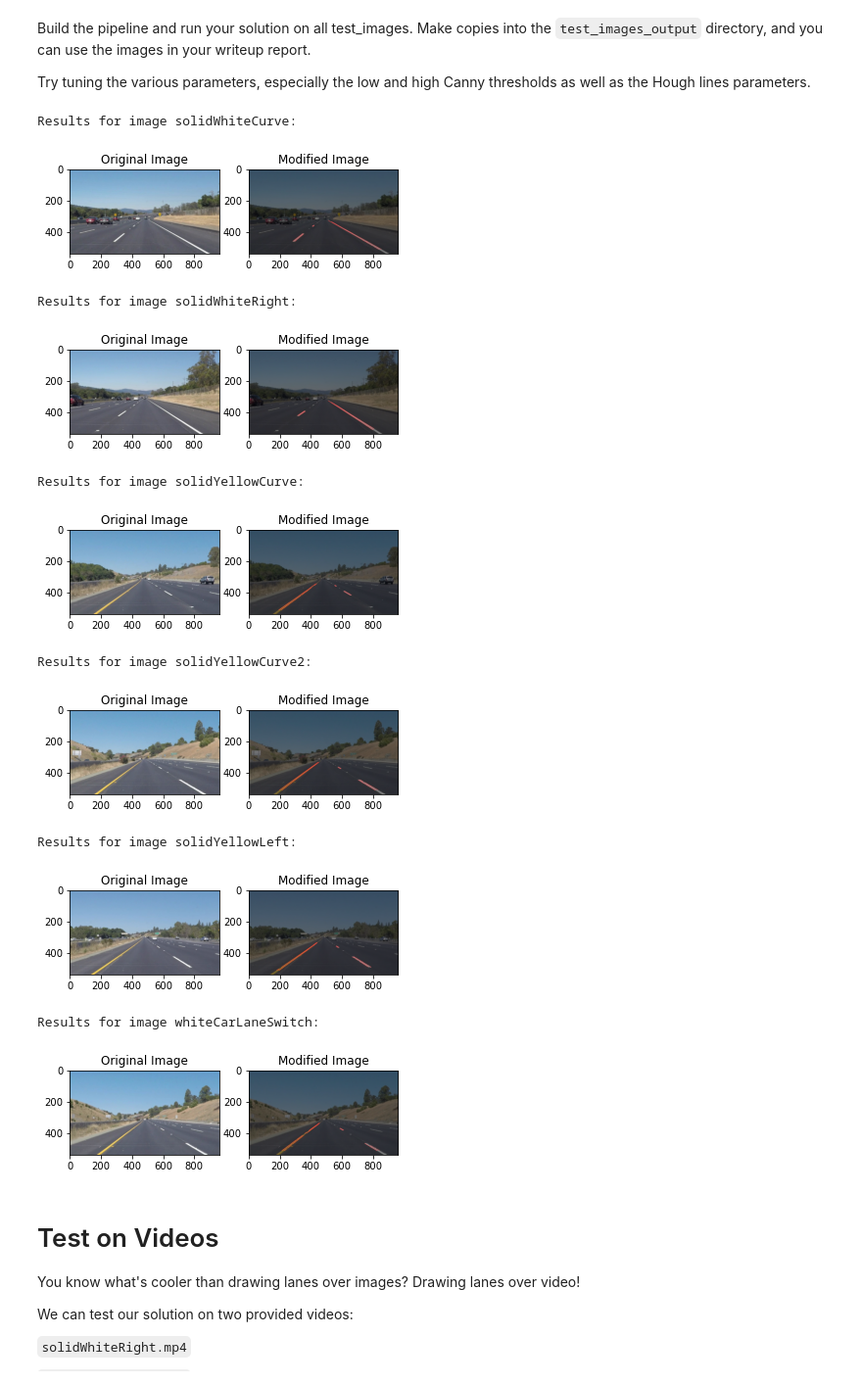
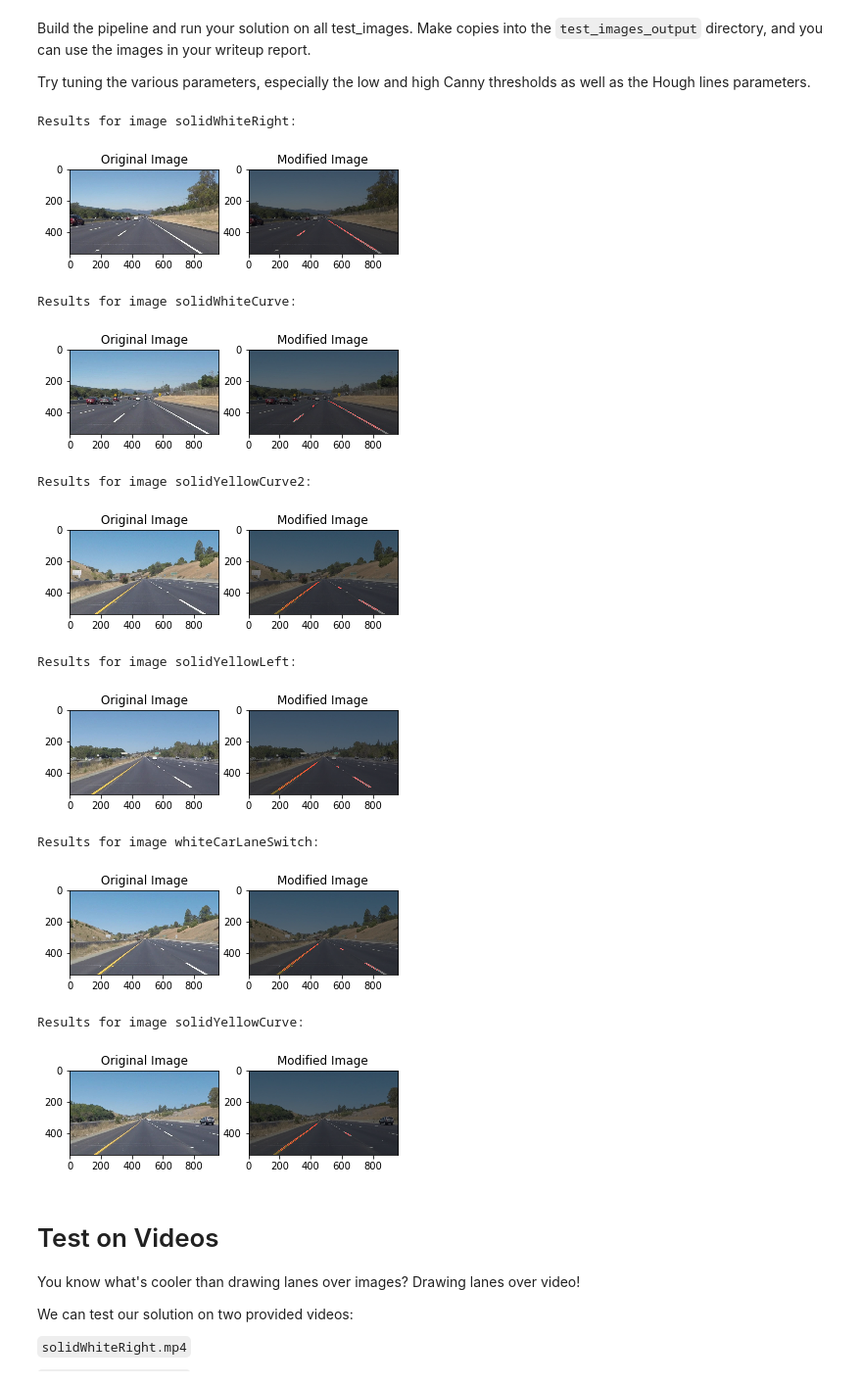
Before and after one commit to fgottmann/UD_SDC_P1_FindingLaneLines, a Jupyter notebook: P1.ipynb, the cells around one changed output. Shown at 98% size. Saved outputs shown, nothing was run; the diff lists cells and outputs as text; code cells hidden in the pictures.

```diff
--- a/P1.ipynb
+++ b/P1.ipynb
@@ -300,74 +300,93 @@ def detect_lines(img,drawing_mode=0):
        & (image_roi[:,:,2] >= threshold_clouds[2])] = [0,0,0]
     image_whitespots_blur = np.copy(gaussian_blur(image_whitespots,9)) # standard
 
-    # run canny edge detection on blured gray scale image
+    # run canny edge detection on blured gray scale image containing only
+    # detected lines of the color and region filter
     low_threshold = 1
     high_threshold = 10
     image_edges = rgb(cv2.Canny(grayscale(image_whitespots_blur), low_threshold, high_threshold))
-    image_edges = get_roi(image_edges,0.6, 0.45,0.05,0.0)
+    image_edges = get_roi(image_edges,0.6, 0.47,0.05,0.02)
 
     # hough transformation
     rho = 1
-    theta = 0.02*np.pi/180
+    theta = 0.1*np.pi/180
     threshold = 1
     min_line_length = 10
     max_line_gap = 3
     tol_orientation = [0*np.pi/180,70*np.pi/180]
     image_hough = hough_lines(grayscale(image_edges), rho, theta, threshold,\
                               min_line_length, max_line_gap,tol_orientation,drawing_mode)
-
     # output image
     image_out = np.copy(weighted_img(image_hough, image_mod,0.5,0.5))
 
-    return image_out
+    # debug output
+    if drawing_mode==0:
+        image_hough2 = hough_lines(grayscale(image_edges), rho, theta, threshold,\
+                              min_line_length, max_line_gap,tol_orientation,1)
+        image_out2   = np.copy(weighted_img(image_hough2, image_mod,0.5,0.5))
+    else:
+        image_hough2 = np.copy(image_hough)
+        image_out2   = np.copy(image_out)
 
-## Begin Pipeline
+    debug = [image_roi,image_whitespots,image_whitespots_blur,\
+             image_edges,image_hough, image_hough2, image_out2]
+
+    return image_out, debug
+
+#### Begin Pipeline
 # set path variables
 output_path = "test_images_output"
 input_path  = "test_images"
 
 # check if target directory exists; if not create it
 if not os.path.exists(output_path):
     os.mkdir(output_path)
 
 # get all files
 files = os.listdir(input_path)
 for file in files:
     if file[-3:] == 'jpg': ## check if its a jpg
         ## ---  Begin pipeline
 
         ## Initialization part
         image = mpimg.imread(input_path + "/" + file) ## read image
         print("Results for image {}:\n".format(file[:-4]))
         fig,a = plt.subplots(1,2) ## initialize subplots for comparison init to end
         a[0].imshow(image) ## write original image
         a[0].set_title("Original Image")
         a[1].set_title("Modified Image")
 
         ## get modified image
-        image_mod = np.copy(detect_lines(image)); # copy original image
+        image_mod, debug = detect_lines(image); # get new image and debug output
 
         ## Postprocess
         a[1].imshow(image_mod) # set modified image
 
         ## Output
         plt.show() ## present results
 
         ## Copy Result to new folder
-        mpimg.imsave(output_path + "/" + file,image_mod)
+        mpimg.imsave(output_path + "/" + file[:-4] + "_mod"        + file[-4:],image_mod)
+        mpimg.imsave(output_path + "/" + file[:-4] + "_mod2"       + file[-4:],debug[6])
+        mpimg.imsave(output_path + "/" + file[:-4] + "_roi"        + file[-4:],debug[0])
+        mpimg.imsave(output_path + "/" + file[:-4] + "_white"      + file[-4:],debug[1])
+        mpimg.imsave(output_path + "/" + file[:-4] + "_white_blur" + file[-4:],debug[2])
+        mpimg.imsave(output_path + "/" + file[:-4] + "_edges"      + file[-4:],debug[3])
+        mpimg.imsave(output_path + "/" + file[:-4] + "_hough"      + file[-4:],debug[4])
+        mpimg.imsave(output_path + "/" + file[:-4] + "_hough2"     + file[-4:],debug[5])
 # %% [output]
-Results for image solidWhiteCurve:
+Results for image solidWhiteRight:
-[figure, old version]
+[figure, new version]
-Results for image solidWhiteRight:
+Results for image solidWhiteCurve:
-[figure, old version]
+[figure, new version]
-Results for image solidYellowCurve:
+Results for image solidYellowCurve2:
-[figure, old version]
+[figure, new version]
-Results for image solidYellowCurve2:
+Results for image solidYellowLeft:
-[figure, old version]
+[figure, new version]
-Results for image solidYellowLeft:
+Results for image whiteCarLaneSwitch:
-[figure, old version]
+[figure, new version]
-Results for image whiteCarLaneSwitch:
+Results for image solidYellowCurve:
-[figure, old version]
+[figure, new version]
 # %% [markdown]
 # Test on Videos
 
```
Also changed, not shown: parts of 11 cells of this notebook, 2 other files.
